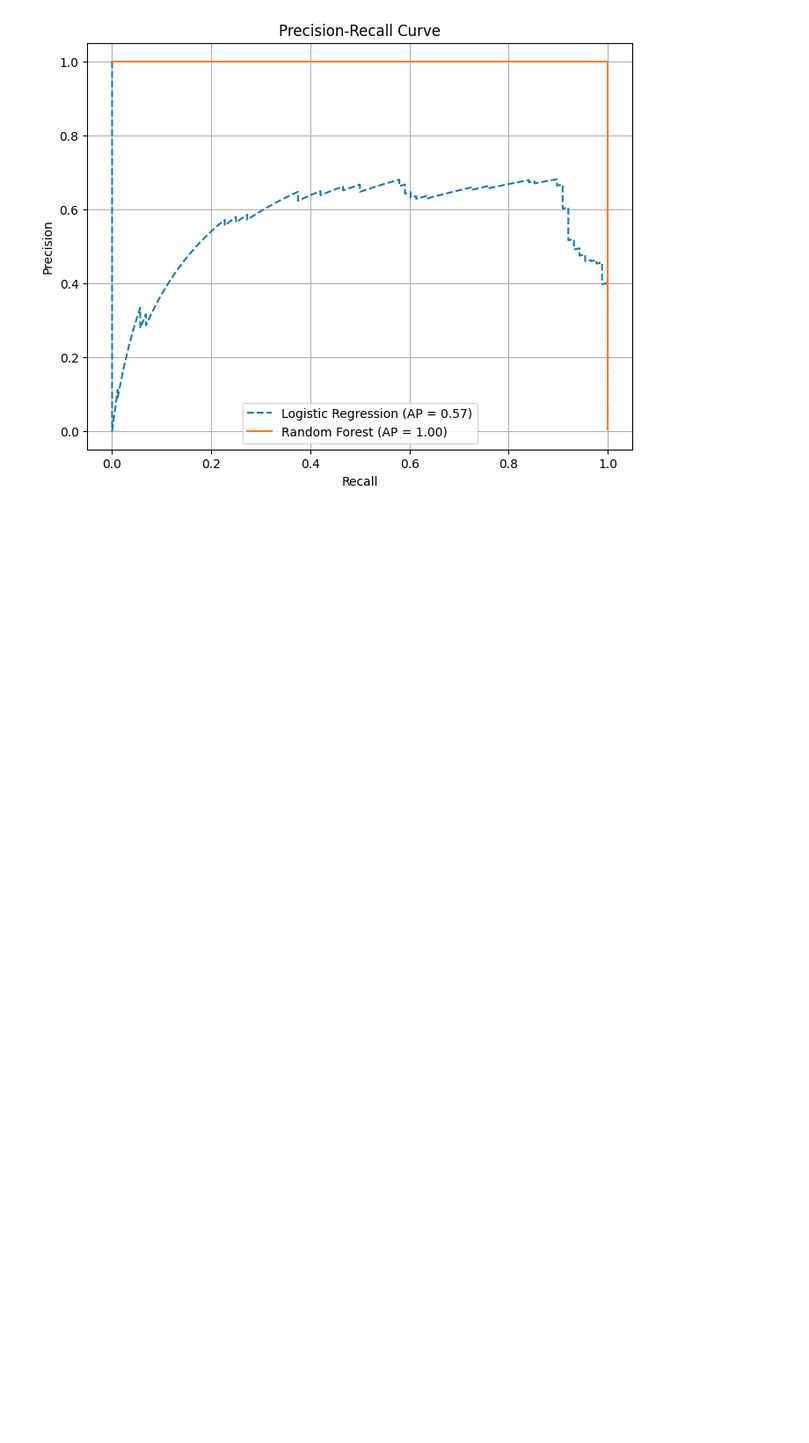
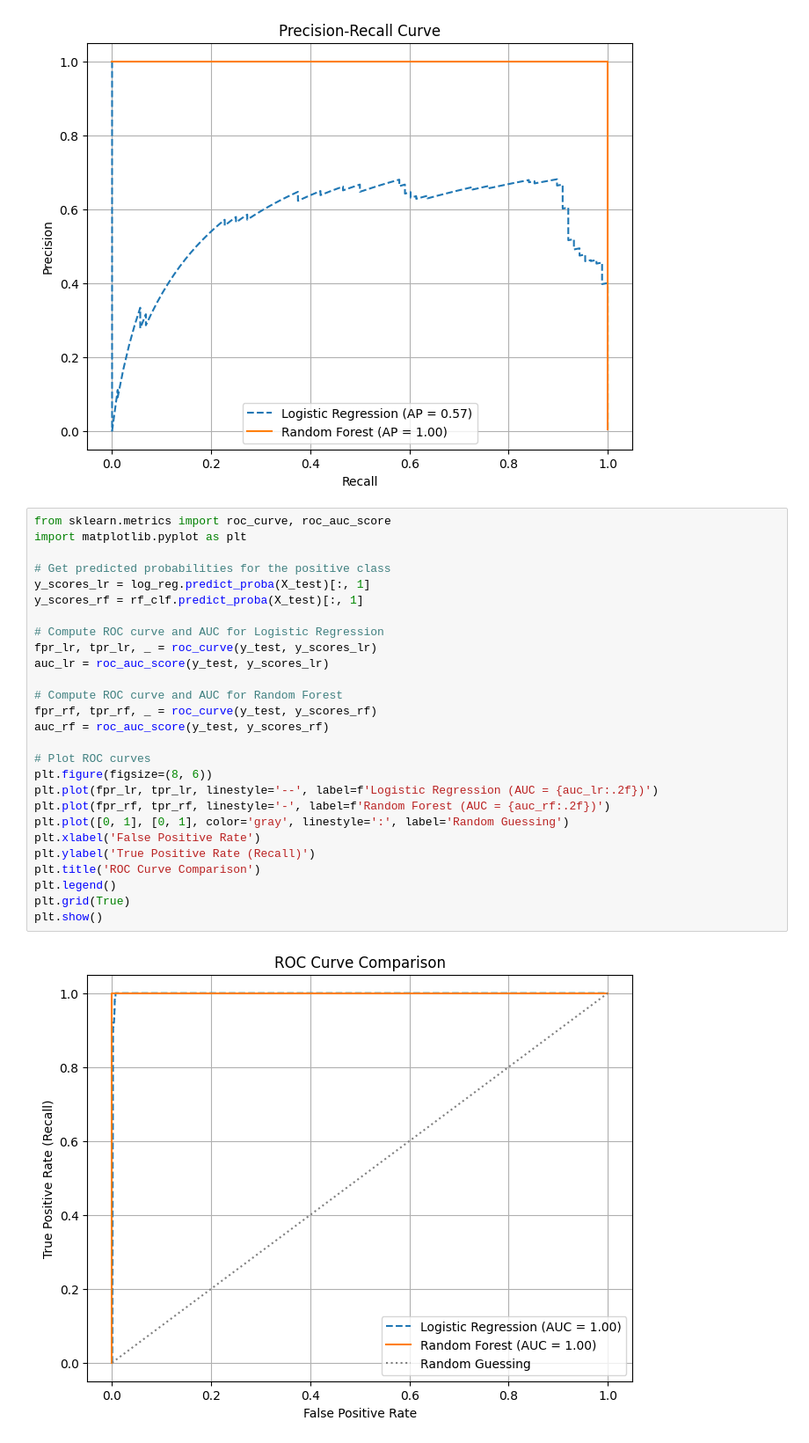
Before and after one commit to Bisrath1/Credit-risk-model, a Jupyter notebook: notebooks/03_model_training.ipynb, the cells around one changed output. Shown: that part at 88% size. Saved outputs shown, nothing was run; the diff lists cells and outputs as text; blank space fills up the shorter version.

```diff
--- a/notebooks/03_model_training.ipynb
+++ b/notebooks/03_model_training.ipynb
@@ -252,3 +252,32 @@ plt.grid(True)
 plt.show()
 # %% [output]
 [figure]
+# %%
+from sklearn.metrics import roc_curve, roc_auc_score
+import matplotlib.pyplot as plt
+
+# Get predicted probabilities for the positive class
+y_scores_lr = log_reg.predict_proba(X_test)[:, 1]
+y_scores_rf = rf_clf.predict_proba(X_test)[:, 1]
+
+# Compute ROC curve and AUC for Logistic Regression
+fpr_lr, tpr_lr, _ = roc_curve(y_test, y_scores_lr)
+auc_lr = roc_auc_score(y_test, y_scores_lr)
+
+# Compute ROC curve and AUC for Random Forest
+fpr_rf, tpr_rf, _ = roc_curve(y_test, y_scores_rf)
+auc_rf = roc_auc_score(y_test, y_scores_rf)
+
+# Plot ROC curves
+plt.figure(figsize=(8, 6))
+plt.plot(fpr_lr, tpr_lr, linestyle='--', label=f'Logistic Regression (AUC = {auc_lr:.2f})')
+plt.plot(fpr_rf, tpr_rf, linestyle='-', label=f'Random Forest (AUC = {auc_rf:.2f})')
+plt.plot([0, 1], [0, 1], color='gray', linestyle=':', label='Random Guessing')
+plt.xlabel('False Positive Rate')
+plt.ylabel('True Positive Rate (Recall)')
+plt.title('ROC Curve Comparison')
+plt.legend()
+plt.grid(True)
+plt.show()
+# %% [output]
+[figure, added]
```
Also changed, not shown: parts of 5 cells of this notebook.
